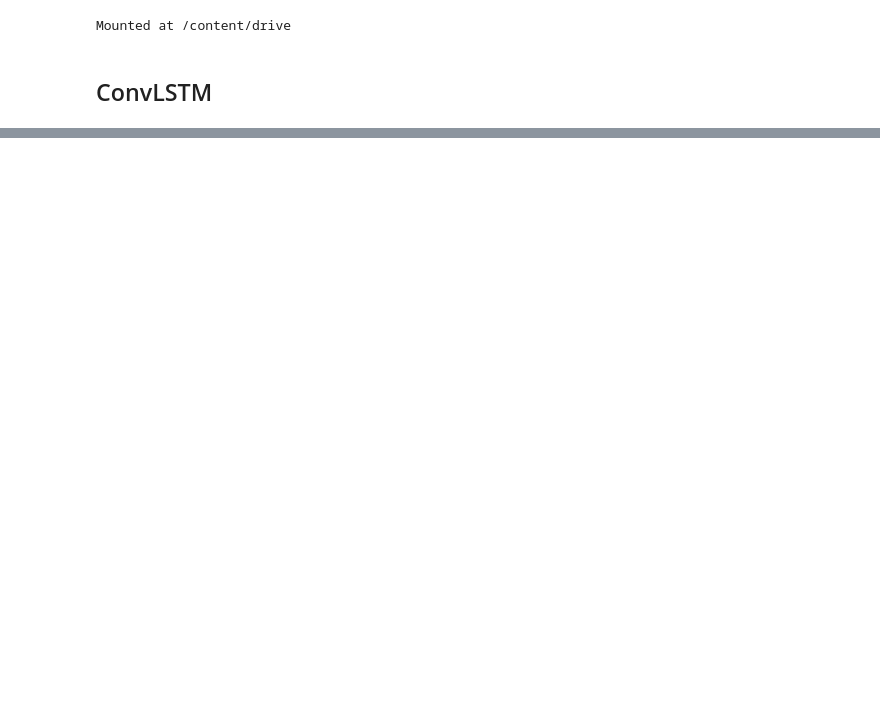
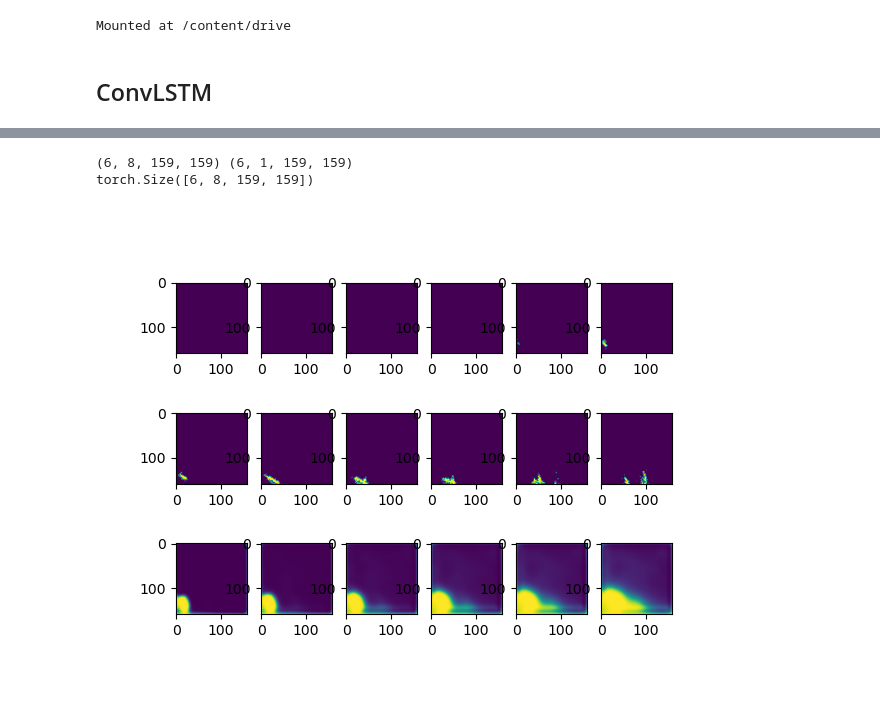
Before and after one commit to arifinnasif/Natural-Hazard-Prediction, a Jupyter notebook: lightnet_on_torch.ipynb, the cells around one changed output, grey strips where cells are left out. Drawn from its saved outputs; the diff is of its cells as text; code cells hidden in the pictures; blank space fills up the shorter version.

```diff
--- a/lightnet_on_torch.ipynb
+++ b/lightnet_on_torch.ipynb
@@ -749,0 +369,12 @@ Epoch [ 12 / 50 ]
+# %%
+with open("train_dataset.pkl", "rb") as fp:   # Unpickling
+  train_dataset = pickle.load(fp)
+
+with open("val_dataset.pkl", "rb") as fp:   # Unpickling
+  val_dataset = pickle.load(fp)
+
+with open("test_dataset.pkl", "rb") as fp:   # Unpickling
+  test_dataset = pickle.load(fp)
+# %%
+with open("test_dataset.pkl", "rb") as fp:   # Unpickling
+  test_dataset = pickle.load(fp)
@@ -749,0 +385,2 @@ Epoch [ 12 / 50 ]
+# %%
+test_loader = DataLoader(dataset=test_dataset, batch_size=32, shuffle=False, num_workers=0)
@@ -749,0 +508,40 @@ Epoch [ 12 / 50 ]
+# %%
+max_ets_model = LightNet(6,8)
+max_ets_model.load_state_dict(torch.load("LightNet_model_minFAR.pkl"))
+max_ets_model.float()
+max_ets_model.to(torch.device("cpu"))
+max_ets_model.eval()
+
+X_single, y_single = test_loader.dataset[0]
+print(X_single.shape, y_single.shape)
+
+
+
+X_single = torch.tensor(X_single).float()
+print(X_single.shape)
+X_single = X_single.unsqueeze(0)
+X_single.to(torch.device("cpu"))
+
+pred = max_ets_model(X_single)
+# print(pred)
+
+prev_ax = []
+ground_truth_ax = []
+predicted_ax = []
+
+fig, axs = plt.subplots(3, 6)
+
+for i in range(6):
+    axs[0][i].imshow(X_single[0][i][0])
+
+for i in range(pred.shape[1]):
+    axs[1][i].imshow(y_single[i][0])
+
+for i in range(pred.shape[1]):
+    axs[2][i].imshow(1/(1+np.exp(-pred.detach().numpy()[0][i][0])))
+
+plt.show()
+# %% [output]
+(6, 8, 159, 159) (6, 1, 159, 159)
+torch.Size([6, 8, 159, 159])
+[figure, added]
```
Also changed, not shown: parts of 26 cells of this notebook.
